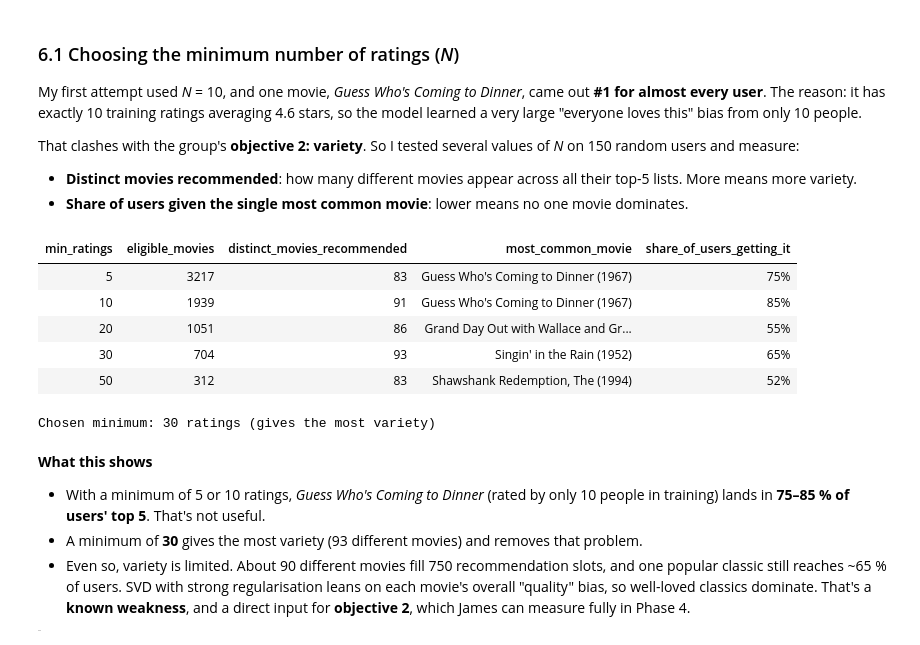
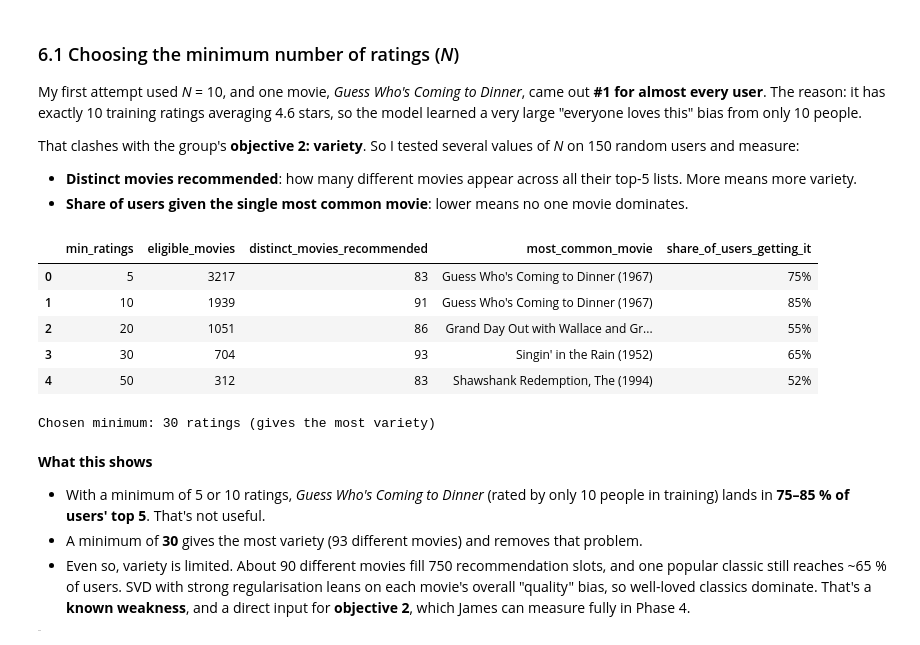
Before and after one commit to JulieNjoki/Movie-Recommendation-System-, a Jupyter notebook: notebooks/03_model_development.ipynb, the cells around one changed output. Saved outputs shown, nothing was run; the diff lists cells and outputs as text; code cells hidden in the pictures.

```diff
--- a/notebooks/03_model_development.ipynb
+++ b/notebooks/03_model_development.ipynb
@@ -58,8 +58,9 @@ sns.set_theme(style='whitegrid')
 RANDOM_STATE = 42
 np.random.seed(RANDOM_STATE)
 
-PROCESSED_DIR = 'processed/'      # Sheilla's output folder (unzip processed.zip here)
-OUTPUT_DIR = 'phase3_outputs/'    # what I hand to James and Julie
+# Paths follow the repository layout (this notebook lives in notebooks/)
+PROCESSED_DIR = '../data/processed/'   # Sheilla's Phase 2 output: train.csv, test.csv, movies_clean.csv
+OUTPUT_DIR = '../models/'              # trained model, settings and test predictions
 os.makedirs(OUTPUT_DIR, exist_ok=True)
 # %% [markdown]
 ## 2. Load Sheilla's prepared data (Phase 2 output)
@@ -443,27 +444,27 @@ That clashes with the group's **objective 2: variety**. So I tested several valu
 # %%
 rng = np.random.default_rng(RANDOM_STATE)
 sample_users = rng.choice(train.userId.unique(), size=150, replace=False)
 
 rows = []
 for n_min in [5, 10, 20, 30, 50]:
     lists = [recommend_top5(u, min_ratings=n_min).movieId.tolist() for u in sample_users]
     counts = pd.Series([m for lst in lists for m in lst]).value_counts()
     rows.append({'min_ratings': n_min,
                  'eligible_movies': int((train_counts >= n_min).sum()),
                  'distinct_movies_recommended': counts.size,
                  'most_common_movie': movie_info.loc[counts.index[0], 'title'],
                  'share_of_users_getting_it': counts.iloc[0] / len(sample_users)})
 threshold_test = pd.DataFrame(rows)
 MIN_RATINGS = int(threshold_test.loc[threshold_test.distinct_movies_recommended.idxmax(), 'min_ratings'])
-display(threshold_test.style.format({'share_of_users_getting_it': '{:.0%}'}).hide(axis='index'))
+display(threshold_test.assign(share_of_users_getting_it=threshold_test.share_of_users_getting_it.map('{:.0%}'.format)))
 print(f'Chosen minimum: {MIN_RATINGS} ratings (gives the most variety)')
 # %% [output]
-| min_ratings | eligible_movies | distinct_movies_recommended | most_common_movie | share_of_users_getting_it |
-| 5 | 3217 | 83 | Guess Who's Coming to Dinner (1967) | 75% |
-| 10 | 1939 | 91 | Guess Who's Coming to Dinner (1967) | 85% |
-| 20 | 1051 | 86 | Grand Day Out with Wallace and Gr... | 55% |
-| 30 | 704 | 93 | Singin' in the Rain (1952) | 65% |
-| 50 | 312 | 83 | Shawshank Redemption, The (1994) | 52% |
+|  | min_ratings | eligible_movies | distinct_movies_recommended | most_common_movie | share_of_users_getting_it |
+| 0 | 5 | 3217 | 83 | Guess Who's Coming to Dinner (1967) | 75% |
+| 1 | 10 | 1939 | 91 | Guess Who's Coming to Dinner (1967) | 85% |
+| 2 | 20 | 1051 | 86 | Grand Day Out with Wallace and Gr... | 55% |
+| 3 | 30 | 704 | 93 | Singin' in the Rain (1952) | 65% |
+| 4 | 50 | 312 | 83 | Shawshank Redemption, The (1994) | 52% |
 Chosen minimum: 30 ratings (gives the most variety)
 # %% [markdown]
 **What this shows**
```
Also changed, not shown: parts of 3 cells of this notebook.
